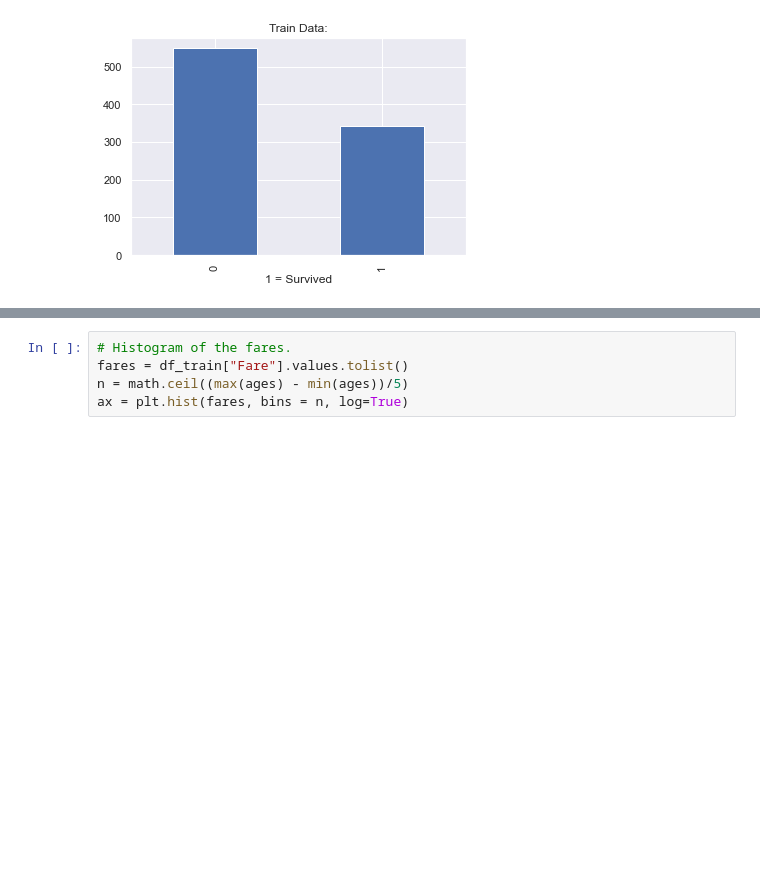
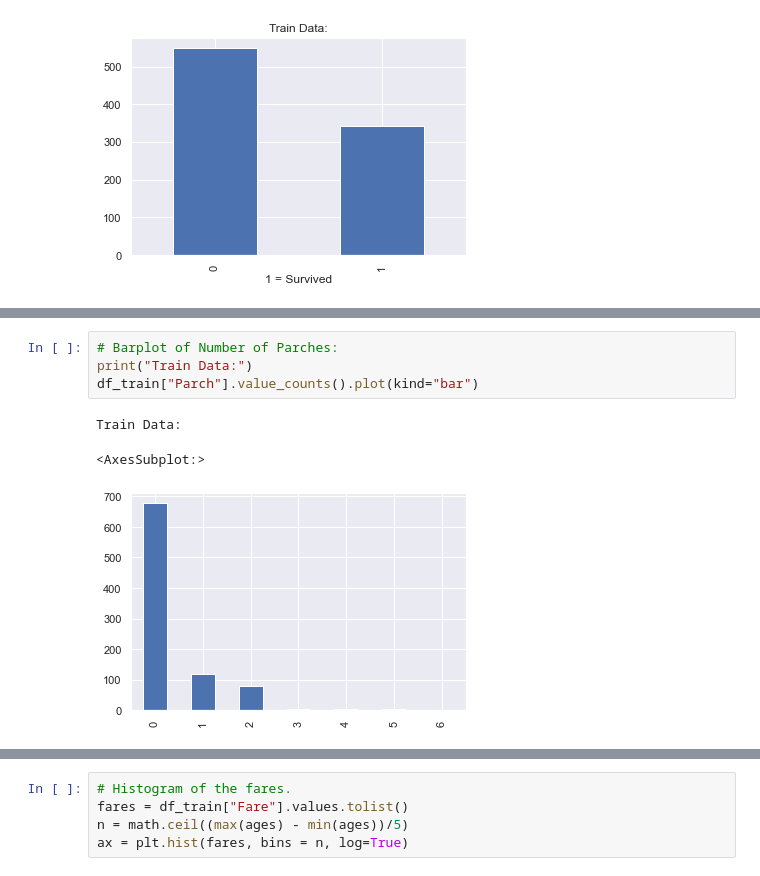
Before and after one commit to schae211/kaggle_titanic, a Jupyter notebook: titanic/EDA_2.ipynb, the cells around one changed output, grey strips where cells are left out. Cells and saved outputs as stored; diff of their text form; blank space fills up the shorter version.

```diff
--- a/titanic/EDA_2.ipynb
+++ b/titanic/EDA_2.ipynb
@@ -193 +208,9 @@ Name: Pclass, dtype: float64
+# %%
+# Barplot of Number of Parches:
+print("Train Data:")
+df_train["Parch"].value_counts().plot(kind="bar")
+# %% [output]
+Train Data:
+<AxesSubplot:>
+[figure, added]
 # %%
```
Also changed, not shown: parts of 21 cells of this notebook.
